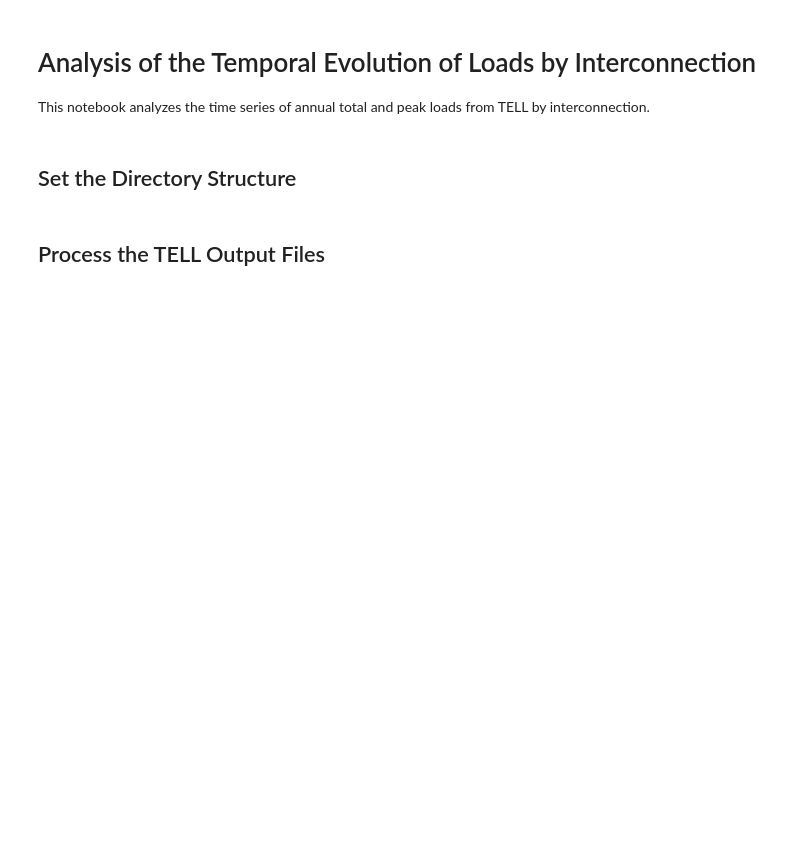
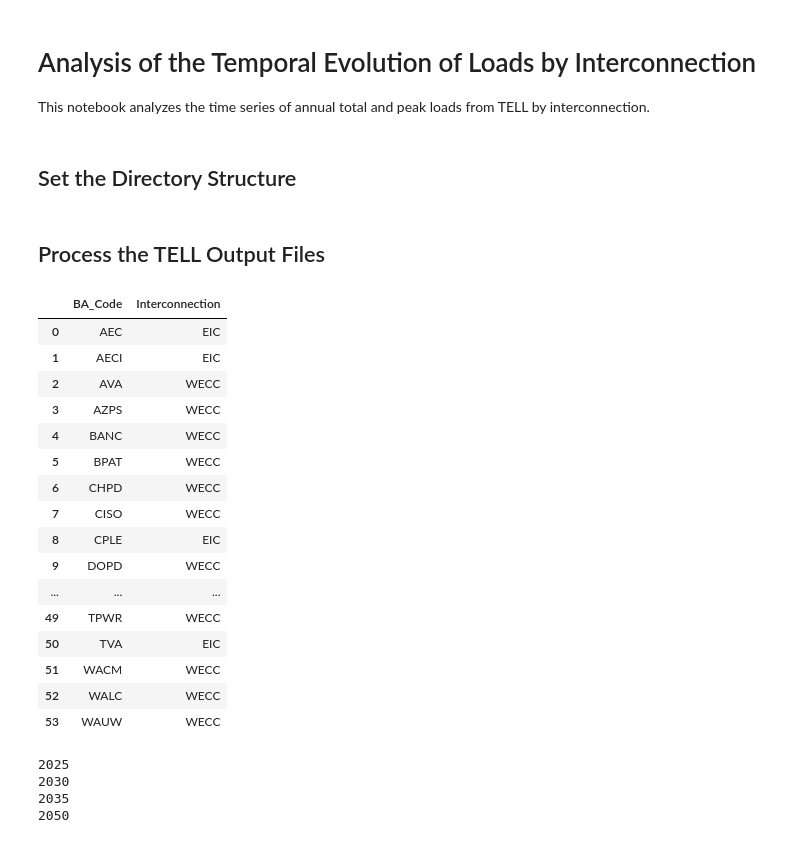
Before and after one commit to GODEEEP/load_analysis, a Jupyter notebook: notebooks/interconnection_time_series_analysis.ipynb, the cells around one changed output. Cells and saved outputs as stored; diff of their text form; code cells hidden in the pictures; blank space fills up the shorter version.

```diff
--- a/notebooks/interconnection_time_series_analysis.ipynb
+++ b/notebooks/interconnection_time_series_analysis.ipynb
@@ -21,5 +21,35 @@ image_output_dir =  '/Users/burl878/Documents/Code/code_repos/load_analysis/figu
 # %%
 # Read in the BA-to-Interconnection mapping file:
 ba_mapping = pd.read_csv(data_output_dir + 'BA_to_Interconnection_Mapping.csv')
+
+ba_mapping
+# %% [output]
+|  | BA_Code | Interconnection |
+| 0 | AEC | EIC |
+| 1 | AECI | EIC |
+| 2 | AVA | WECC |
+| 3 | AZPS | WECC |
+| 4 | BANC | WECC |
+| 5 | BPAT | WECC |
+| 6 | CHPD | WECC |
+| 7 | CISO | WECC |
+| 8 | CPLE | EIC |
+| 9 | DOPD | WECC |
+| ... | ... | ... |
+| 49 | TPWR | WECC |
+| 50 | TVA | EIC |
+| 51 | WACM | WECC |
+| 52 | WALC | WECC |
+| 53 | WAUW | WECC |
+# %%
+years_to_process = [2025, 2030, 2035, 2050]
+
+for i in years_to_process:
+    print(i)
+# %% [output]
+2025
+2030
+2035
+2050
 # %%
 # Check to see if the processed output file exist and if not then create it:
```
Also changed, not shown: parts of 4 cells of this notebook, 2 other files.
